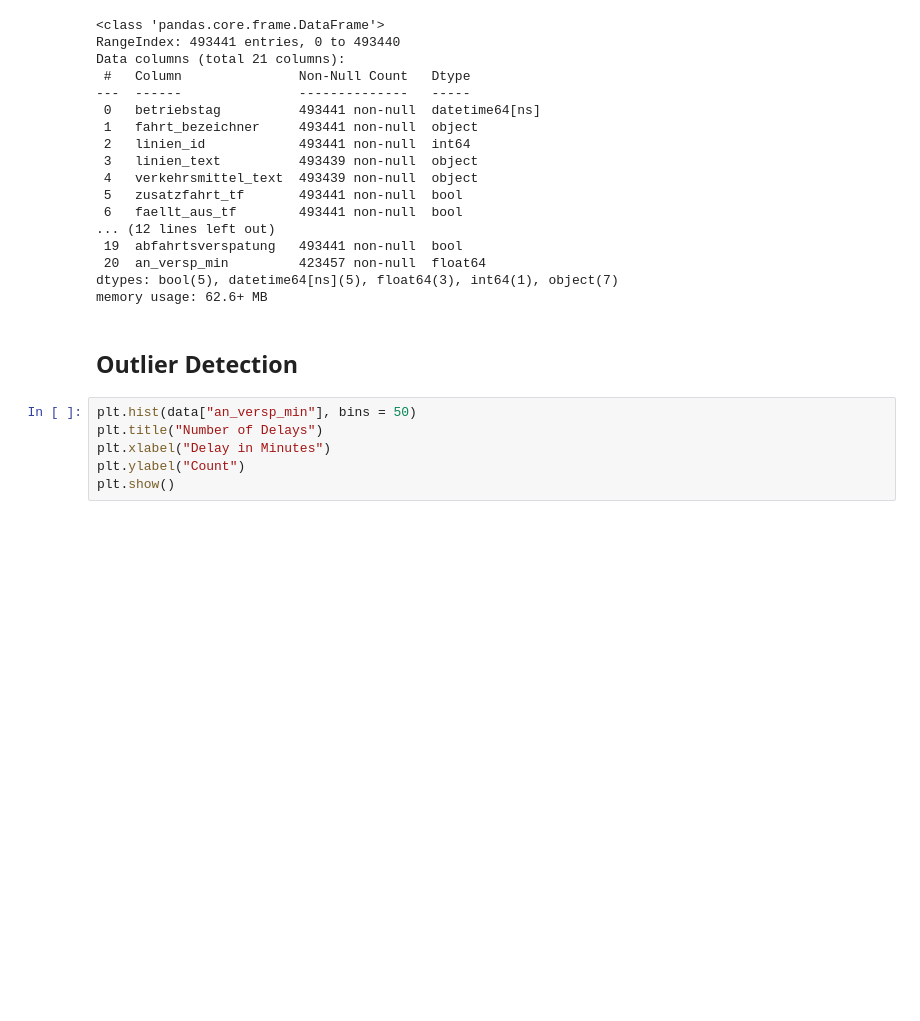
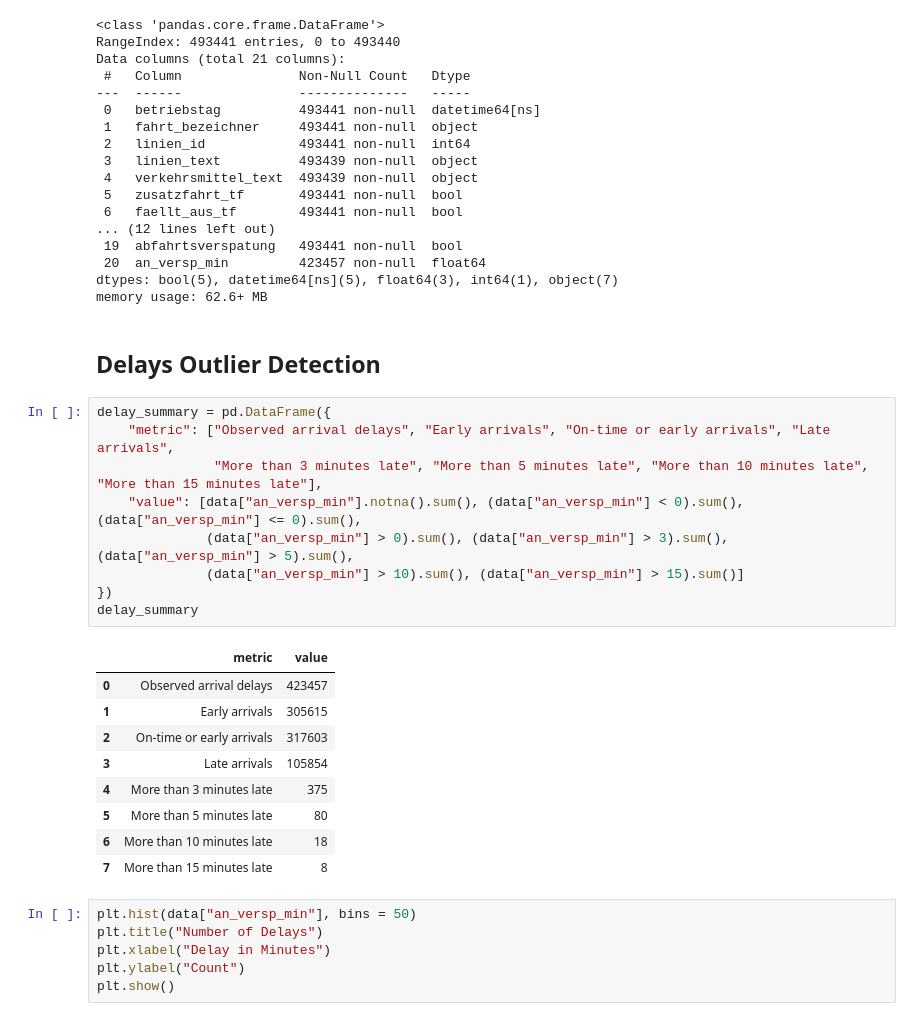
Before and after one commit to ricardahaslinger/Simulation-Optimization-Approach-Locomotive-Scheduling, a Jupyter notebook: analysis/preprocessing.ipynb, the cells around one changed output. Saved outputs shown, nothing was run; the diff lists cells and outputs as text; blank space fills up the shorter version.

```diff
--- a/analysis/preprocessing.ipynb
+++ b/analysis/preprocessing.ipynb
@@ -128,7 +173,26 @@ Data columns (total 21 columns):
 dtypes: bool(5), datetime64[ns](5), float64(3), int64(1), object(7)
 memory usage: 62.6+ MB
 # %% [markdown]
-## Outlier Detection
+## Delays Outlier Detection
+# %%
+delay_summary = pd.DataFrame({
+    "metric": ["Observed arrival delays", "Early arrivals", "On-time or early arrivals", "Late arrivals",
+               "More than 3 minutes late", "More than 5 minutes late", "More than 10 minutes late", "More than 15 minutes late"],
+    "value": [data["an_versp_min"].notna().sum(), (data["an_versp_min"] < 0).sum(), (data["an_versp_min"] <= 0).sum(),
+              (data["an_versp_min"] > 0).sum(), (data["an_versp_min"] > 3).sum(), (data["an_versp_min"] > 5).sum(),
+              (data["an_versp_min"] > 10).sum(), (data["an_versp_min"] > 15).sum()]
+})
+delay_summary
+# %% [output]
+|  | metric | value |
+| 0 | Observed arrival delays | 423457 |
+| 1 | Early arrivals | 305615 |
+| 2 | On-time or early arrivals | 317603 |
+| 3 | Late arrivals | 105854 |
+| 4 | More than 3 minutes late | 375 |
+| 5 | More than 5 minutes late | 80 |
+| 6 | More than 10 minutes late | 18 |
+| 7 | More than 15 minutes late | 8 |
 # %%
 plt.hist(data["an_versp_min"], bins = 50)
 plt.title("Number of Delays")
```
Also changed, not shown: parts of 9 cells of this notebook.
